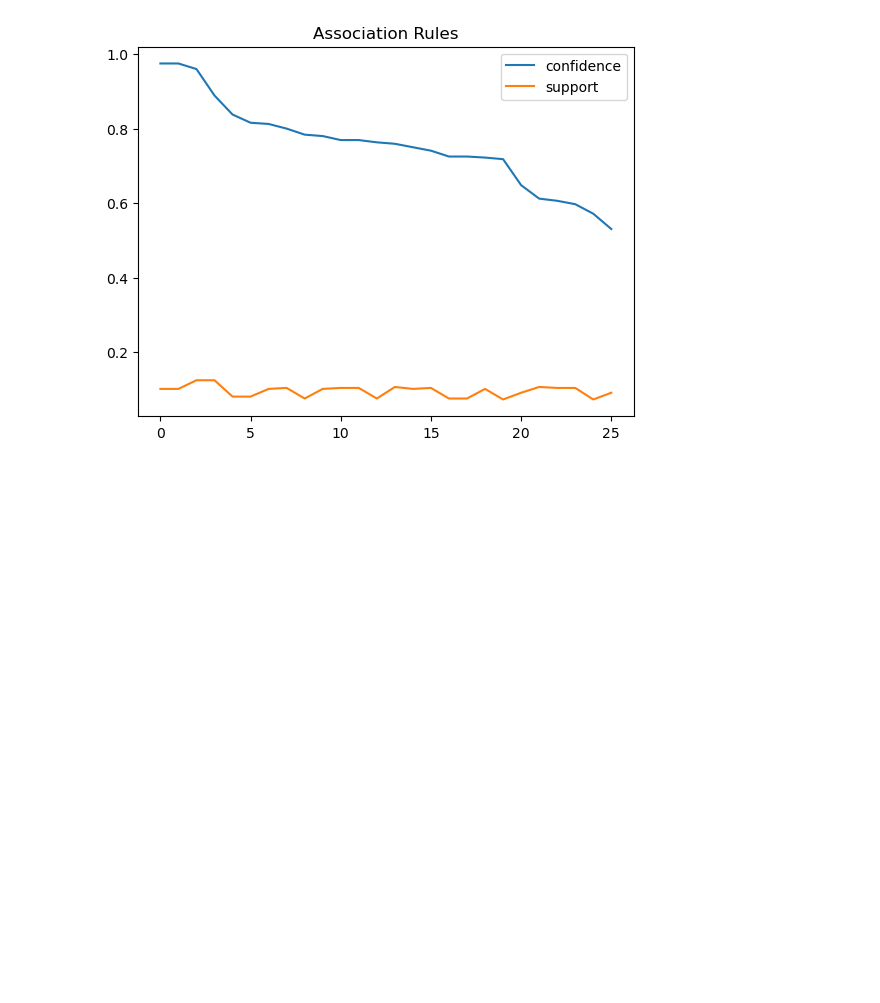
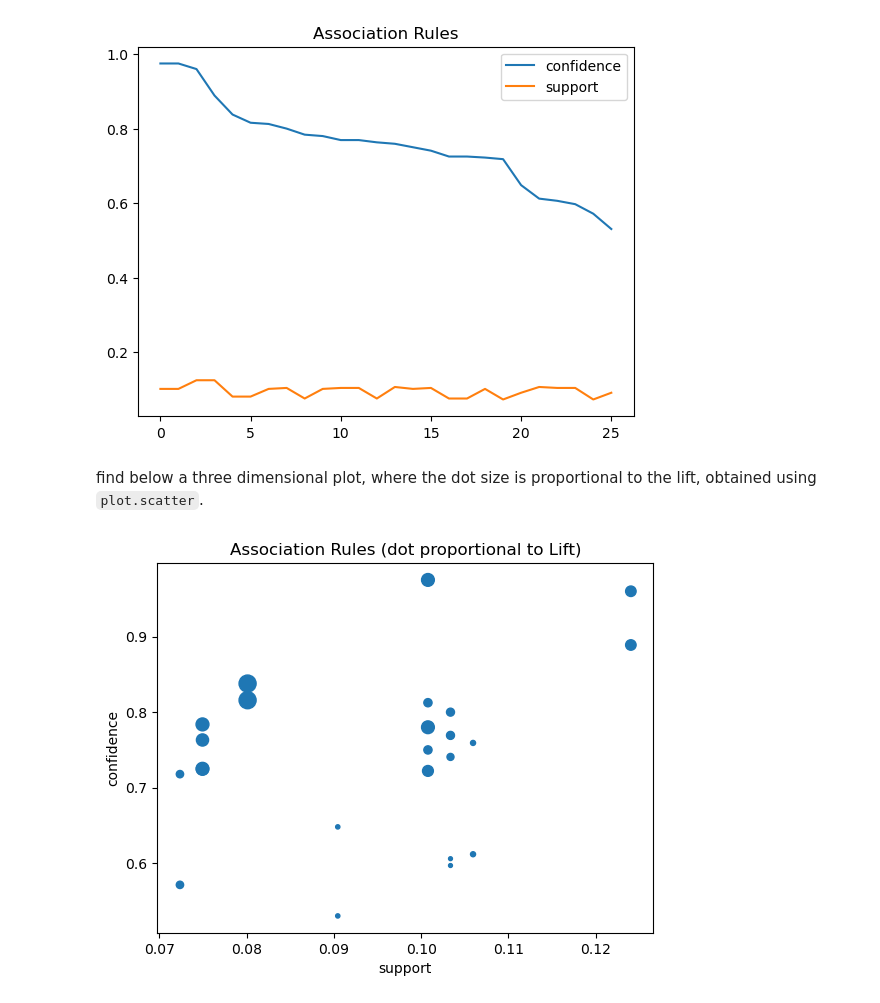
Before and after one commit to Rezashatery/Association-Rules, a Jupyter notebook: association-rule.ipynb, the cells around one changed output. Saved outputs shown, nothing was run; the diff lists cells and outputs as text; code cells hidden in the pictures; blank space fills up the shorter version.

Commit message:
draw a graph for the rules

```diff
--- a/association-rule.ipynb
+++ b/association-rule.ipynb
@@ -187,3 +187,14 @@ sorted_rules=rules.sort_values(by=['confidence','support'],ascending=False).rese
 sorted_rules[['confidence','support']].plot(title='Association Rules');
 # %% [output]
 [figure]
+# %% [markdown]
+ find below a three dimensional plot, where the dot size is proportional to the lift, obtained using `plot.scatter`.
+# %%
+# 1.8 is chosen empirically to obtain the best graphical effect
+s = [1.8**n for n in rules.lift]
+rules.plot.scatter(x='support',
+                   y='confidence',
+                   title='Association Rules (dot proportional to Lift)',
+                   s=s);
+# %% [output]
+[figure, added]
```
Also changed, not shown: parts of 4 cells of this notebook.
